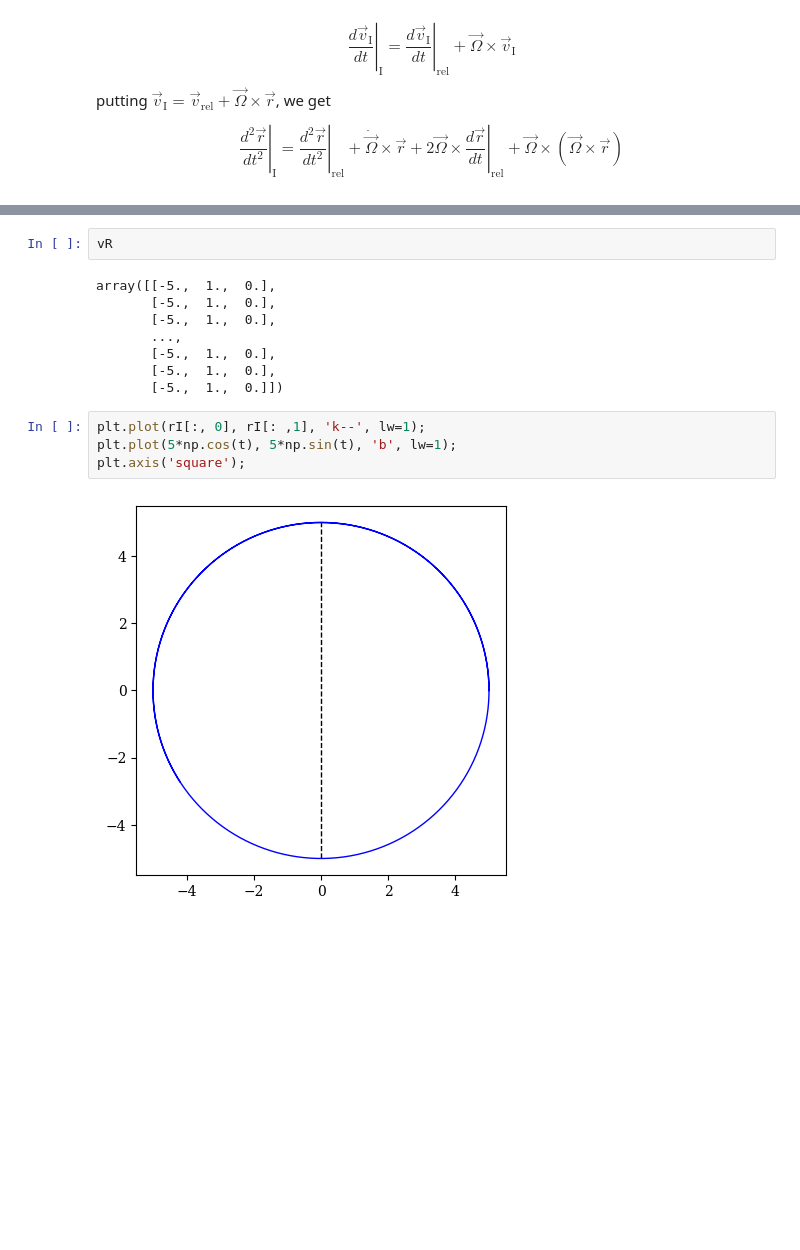
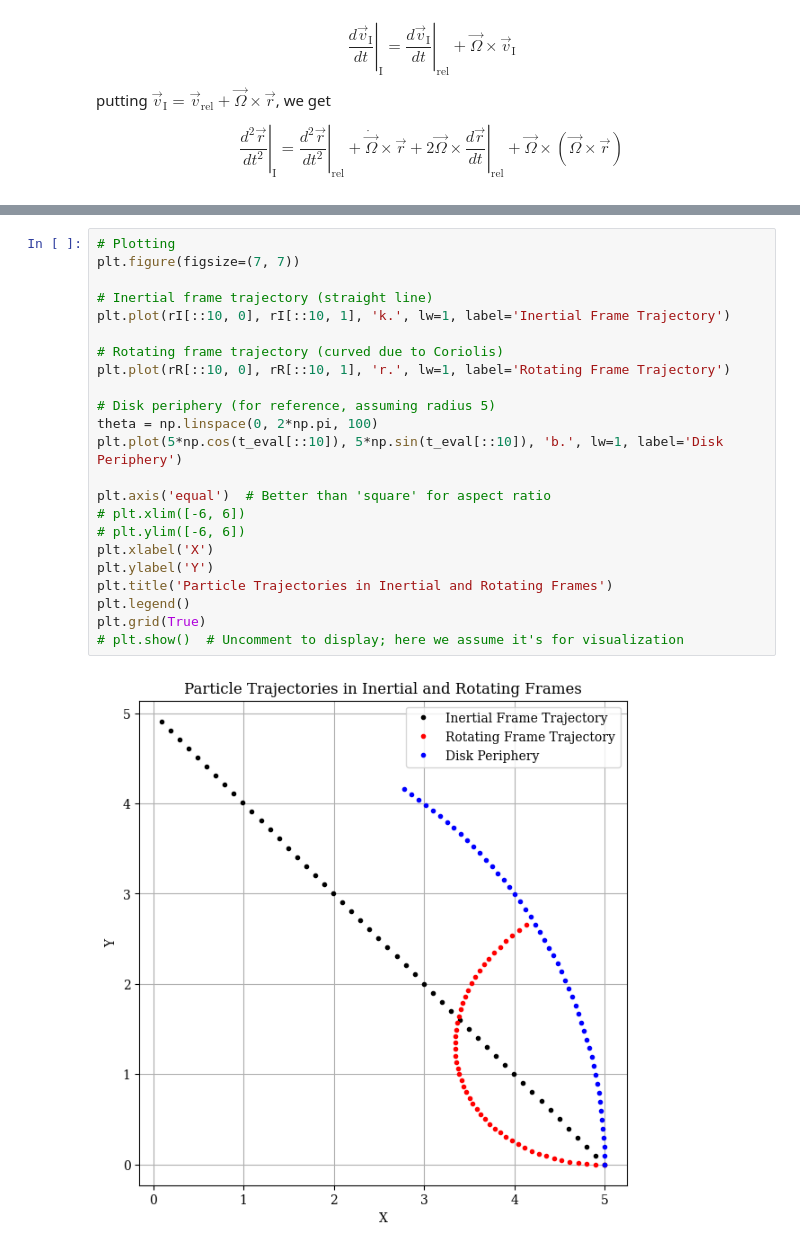
Before and after one commit to faisal2470/BAS, a Jupyter notebook: Chapter1_Dynamics_of_Point_Masses.ipynb, the cells around one changed output, grey strips where cells are left out. Saved outputs shown, nothing was run; the diff lists cells and outputs as text; blank space fills up the shorter version.

```diff
--- a/Chapter1_Dynamics_of_Point_Masses.ipynb
+++ b/Chapter1_Dynamics_of_Point_Masses.ipynb
@@ -350,19 +367,28 @@ for i in range(1, len(t)):
-# %%
-vR
-# %% [output]
-array([[-5.,  1.,  0.],
-       [-5.,  1.,  0.],
-       [-5.,  1.,  0.],
-       ...,
-       [-5.,  1.,  0.],
-       [-5.,  1.,  0.],
-       [-5.,  1.,  0.]])
 # %%
-plt.plot(rI[:, 0], rI[: ,1], 'k--', lw=1);
-plt.plot(5*np.cos(t), 5*np.sin(t), 'b', lw=1);
-plt.axis('square');
+# Plotting
+plt.figure(figsize=(7, 7))
+
+# Inertial frame trajectory (straight line)
+plt.plot(rI[::10, 0], rI[::10, 1], 'k.', lw=1, label='Inertial Frame Trajectory')
+
+# Rotating frame trajectory (curved due to Coriolis)
+plt.plot(rR[::10, 0], rR[::10, 1], 'r.', lw=1, label='Rotating Frame Trajectory')
+
+# Disk periphery (for reference, assuming radius 5)
+theta = np.linspace(0, 2*np.pi, 100)
+plt.plot(5*np.cos(t_eval[::10]), 5*np.sin(t_eval[::10]), 'b.', lw=1, label='Disk Periphery')
+
+plt.axis('equal')  # Better than 'square' for aspect ratio
+# plt.xlim([-6, 6])
+# plt.ylim([-6, 6])
+plt.xlabel('X')
+plt.ylabel('Y')
+plt.title('Particle Trajectories in Inertial and Rotating Frames')
+plt.legend()
+plt.grid(True)
+# plt.show()  # Uncomment to display; here we assume it's for visualization
 # %% [output]
-[figure, old version]
+[figure, new version]
 # %% [markdown]
 ## 1.6 Relative Motion
 
```
Also changed, not shown: parts of 3 cells of this notebook, 1 other file.
